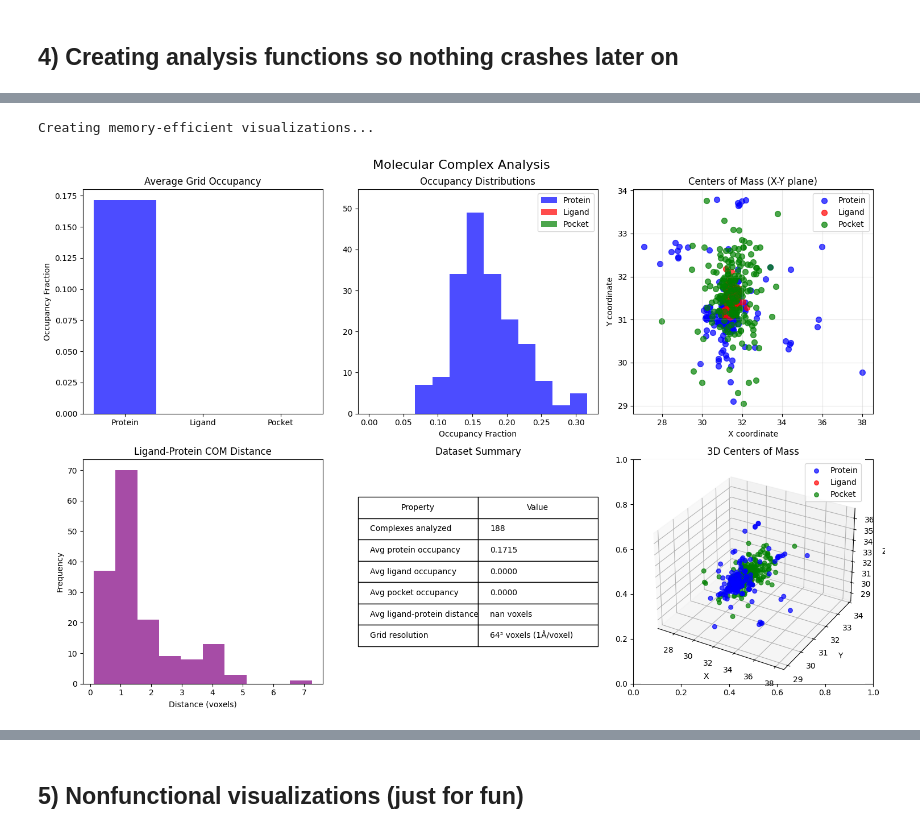
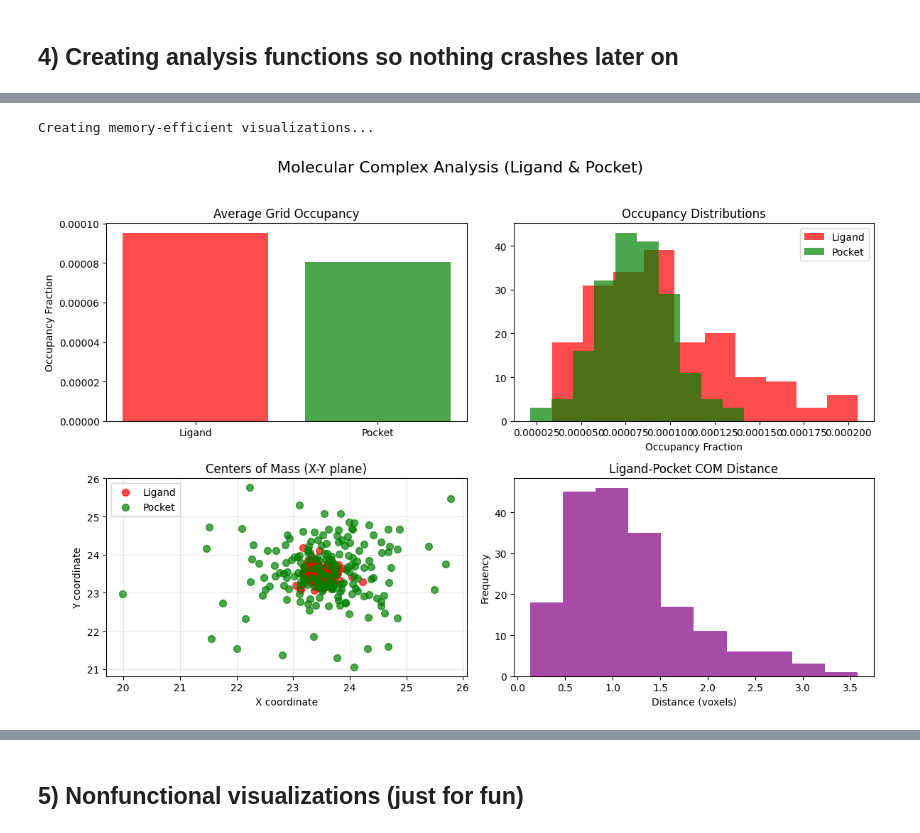
Before and after one commit to sanskriti-ss/bindingaffinity, a Jupyter notebook: step5_basicML.ipynb, the cells around one changed output, grey strips where cells are left out. Saved outputs shown, nothing was run; the diff lists cells and outputs as text; code cells hidden in the pictures.

```diff
--- a/step5_basicML.ipynb
+++ b/step5_basicML.ipynb
@@ -411,12 +376,13 @@ print(f"\n✅ Successfully created dataset with {len(efficient_dataset)} complex
 # %%
-# Memory-efficient visualization and analysis
 print("Creating memory-efficient visualizations...")
 
 import matplotlib.pyplot as plt
 import pandas as pd
+import numpy as np
+import os
 
 def visualize_complex_properties(dataset):
-    """Visualize properties of the molecular complexes"""
+    """Visualize properties of the molecular complexes (ligand + pocket only)"""
     if not dataset:
         print("No data to visualize")
         return
@@ -425,20 +391,17 @@ def visualize_complex_properties(dataset):
     df = pd.DataFrame(dataset)
 
     # Create comprehensive visualization
-    fig, axes = plt.subplots(2, 3, figsize=(15, 10))
-    fig.suptitle('Molecular Complex Analysis', fontsize=16)
+    fig, axes = plt.subplots(2, 2, figsize=(12, 8))
+    fig.suptitle('Molecular Complex Analysis (Ligand & Pocket)', fontsize=16)
 
     # 1. Occupancy comparison
-    axes[0, 0].bar(['Protein', 'Ligand', 'Pocket'],
-                   [df['protein_occupancy'].mean(),
-                    df['ligand_occupancy'].mean(),
-                    df['pocket_occupancy'].mean()],
-                   color=['blue', 'red', 'green'], alpha=0.7)
+    axes[0, 0].bar(['Ligand', 'Pocket'],
+                   [df['ligand_occupancy'].mean(), df['pocket_occupancy'].mean()],
+                   color=['red', 'green'], alpha=0.7)
     axes[0, 0].set_title('Average Grid Occupancy')
     axes[0, 0].set_ylabel('Occupancy Fraction')
 
     # 2. Occupancy distributions
-    axes[0, 1].hist(df['protein_occupancy'], alpha=0.7, label='Protein', color='blue', bins=10)
     axes[0, 1].hist(df['ligand_occupancy'], alpha=0.7, label='Ligand', color='red', bins=10)
     axes[0, 1].hist(df['pocket_occupancy'], alpha=0.7, label='Pocket', color='green', bins=10)
     axes[0, 1].set_title('Occupancy Distributions')
@@ -446,90 +409,54 @@ def visualize_complex_properties(dataset):
     axes[0, 1].legend()
 
     # 3. Center of mass scatter (X vs Y)
-    protein_coms = np.array([x['protein_com'] for x in dataset])
     ligand_coms = np.array([x['ligand_com'] for x in dataset])
     pocket_coms = np.array([x['pocket_com'] for x in dataset])
 
-    axes[0, 2].scatter(protein_coms[:, 0], protein_coms[:, 1],
-                       label='Protein', color='blue', alpha=0.7, s=50)
-    axes[0, 2].scatter(ligand_coms[:, 0], ligand_coms[:, 1],
+    axes[1, 0].scatter(ligand_coms[:, 0], ligand_coms[:, 1],
                        label='Ligand', color='red', alpha=0.7, s=50)
-    axes[0, 2].scatter(pocket_coms[:, 0], pocket_coms[:, 1],
+    axes[1, 0].scatter(pocket_coms[:, 0], pocket_coms[:, 1],
                        label='Pocket', color='green', alpha=0.7, s=50)
-    axes[0, 2].set_title('Centers of Mass (X-Y plane)')
-    axes[0, 2].set_xlabel('X coordinate')
-    axes[0, 2].set_ylabel('Y coordinate')
-    axes[0, 2].legend()
-    axes[0, 2].grid(True, alpha=0.3)
+    axes[1, 0].set_title('Centers of Mass (X-Y plane)')
+    axes[1, 0].set_xlabel('X coordinate')
+    axes[1, 0].set_ylabel('Y coordinate')
+    axes[1, 0].legend()
+    axes[1, 0].grid(True, alpha=0.3)
 
-    # 4. Distance between ligand and protein COMs
-    distances = np.linalg.norm(ligand_coms - protein_coms, axis=1)
-    axes[1, 0].hist(distances, bins=10, color='purple', alpha=0.7)
-    axes[1, 0].set_title('Ligand-Protein COM Distance')
-    axes[1, 0].set_xlabel('Distance (voxels)')
-    axes[1, 0].set_ylabel('Frequency')
+    # 4. Distance between ligand and pocket COMs
+    distances = np.linalg.norm(ligand_coms - pocket_coms, axis=1)
+    axes[1, 1].hist(distances, bins=10, color='purple', alpha=0.7)
+    axes[1, 1].set_title('Ligand-Pocket COM Distance')
+    axes[1, 1].set_xlabel('Distance (voxels)')
+    axes[1, 1].set_ylabel('Frequency')
 
-    # 5. Complex properties table
-    axes[1, 1].axis('off')
-    summary_data = [
-        ['Complexes analyzed', len(dataset)],
-        ['Avg protein occupancy', f"{df['protein_occupancy'].mean():.4f}"],
-        ['Avg ligand occupancy', f"{df['ligand_occupancy'].mean():.4f}"],
-        ['Avg pocket occupancy', f"{df['pocket_occupancy'].mean():.4f}"],
-        ['Avg ligand-protein distance', f"{distances.mean():.2f} voxels"],
-        ['Grid resolution', '64³ voxels (1Å/voxel)']
-    ]
-
-    table = axes[1, 1].table(cellText=summary_data,
-                            colLabels=['Property', 'Value'],
-                            cellLoc='left', loc='center')
-    table.auto_set_font_size(False)
-    table.set_fontsize(10)
-    table.scale(1, 2)
-    axes[1, 1].set_title('Dataset Summary')
-
-    # 6. 3D scatter of all COMs
-    ax3d = fig.add_subplot(2, 3, 6, projection='3d')
-    ax3d.scatter(protein_coms[:, 0], protein_coms[:, 1], protein_coms[:, 2],
-                 label='Protein', color='blue', alpha=0.7, s=30)
-    ax3d.scatter(ligand_coms[:, 0], ligand_coms[:, 1], ligand_coms[:, 2],
-                 label='Ligand', color='red', alpha=0.7, s=30)
-    ax3d.scatter(pocket_coms[:, 0], pocket_coms[:, 1], pocket_coms[:, 2],
-                 label='Pocket', color='green', alpha=0.7, s=30)
-    ax3d.set_title('3D Centers of Mass')
-    ax3d.set_xlabel('X')
-    ax3d.set_ylabel('Y')
-    ax3d.set_zlabel('Z')
-    ax3d.legend()
-
-    plt.tight_layout()
+    plt.tight_layout(rect=[0, 0, 1, 0.96])
     plt.show()
 
     return df
 
 # Visualize the dataset
 if 'efficient_dataset' in locals() and efficient_dataset:
     summary_df = visualize_complex_properties(efficient_dataset)
     print("\n Visualization complete!")
     print(f"   Dataset contains {len(efficient_dataset)} molecular complexes")
 else:
     print("⚠️  No dataset available for visualization")
 
 def save_memory_efficient_results(dataset, filename="molecular_complex_analysis.json"):
     """Save analysis results to avoid recomputation"""
     if dataset:
         import json
         with open(filename, 'w') as f:
             json.dump(dataset, f, indent=2)
         print(f" Results saved to {filename}")
         print(f"   File size: {os.path.getsize(filename) / 1024:.1f} KB")
 
 # Save results
 if 'efficient_dataset' in locals():
     save_memory_efficient_results(efficient_dataset)
 # %% [output]
 Creating memory-efficient visualizations...
-[figure, old version]
+[figure, new version]
  Visualization complete!
    Dataset contains 188 molecular complexes
  Results saved to molecular_complex_analysis.json
```
Also changed, not shown: parts of 33 cells of this notebook.
